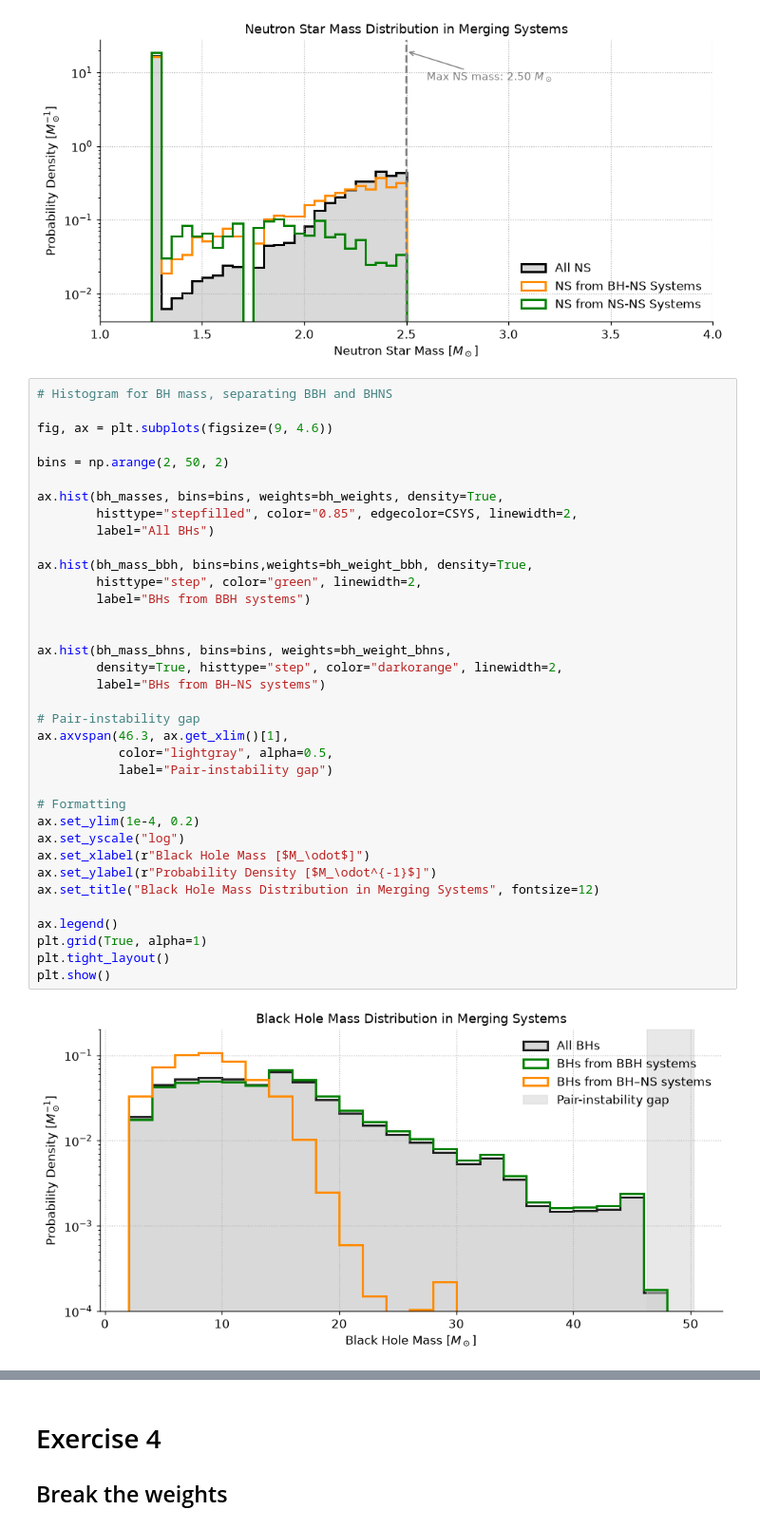
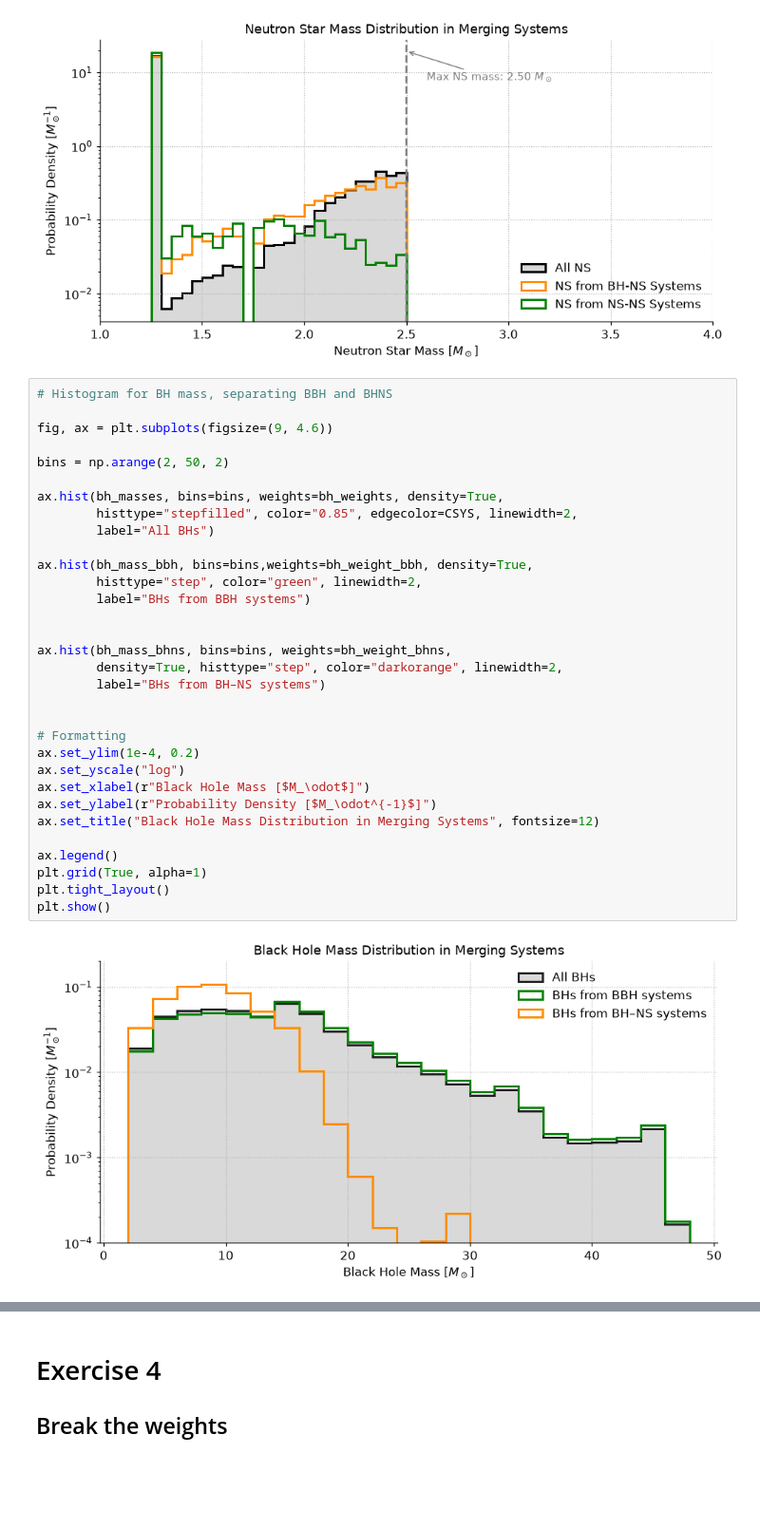
Before and after one commit to m-harry-9/GROWL_harry, a Jupyter notebook: onboarding_2/Second_exercise.ipynb, the cells around one changed output, grey strips where cells are left out. Shown at 95% size. Saved outputs shown, nothing was run; the diff lists cells and outputs as text; blank space fills up the shorter version.

```diff
--- a/onboarding_2/Second_exercise.ipynb
+++ b/onboarding_2/Second_exercise.ipynb
@@ -444,35 +444,31 @@ plt.show()
 fig, ax = plt.subplots(figsize=(9, 4.6))
 
 bins = np.arange(2, 50, 2)
 
 ax.hist(bh_masses, bins=bins, weights=bh_weights, density=True,
         histtype="stepfilled", color="0.85", edgecolor=CSYS, linewidth=2,
         label="All BHs")
 
 ax.hist(bh_mass_bbh, bins=bins,weights=bh_weight_bbh, density=True,
         histtype="step", color="green", linewidth=2,
         label="BHs from BBH systems")
 
 
 ax.hist(bh_mass_bhns, bins=bins, weights=bh_weight_bhns,
         density=True, histtype="step", color="darkorange", linewidth=2,
         label="BHs from BH–NS systems")
 
-# Pair-instability gap
-ax.axvspan(46.3, ax.get_xlim()[1],
-           color="lightgray", alpha=0.5,
-           label="Pair-instability gap")
 
 # Formatting
 ax.set_ylim(1e-4, 0.2)
 ax.set_yscale("log")
 ax.set_xlabel(r"Black Hole Mass [$M_\odot$]")
 ax.set_ylabel(r"Probability Density [$M_\odot^{-1}$]")
 ax.set_title("Black Hole Mass Distribution in Merging Systems", fontsize=12)
 
 ax.legend()
 plt.grid(True, alpha=1)
 plt.tight_layout()
 plt.show()
 # %% [output]
-[figure, old version]
+[figure, new version]
```
Also changed, not shown: parts of 2 cells of this notebook, 1 other file.
